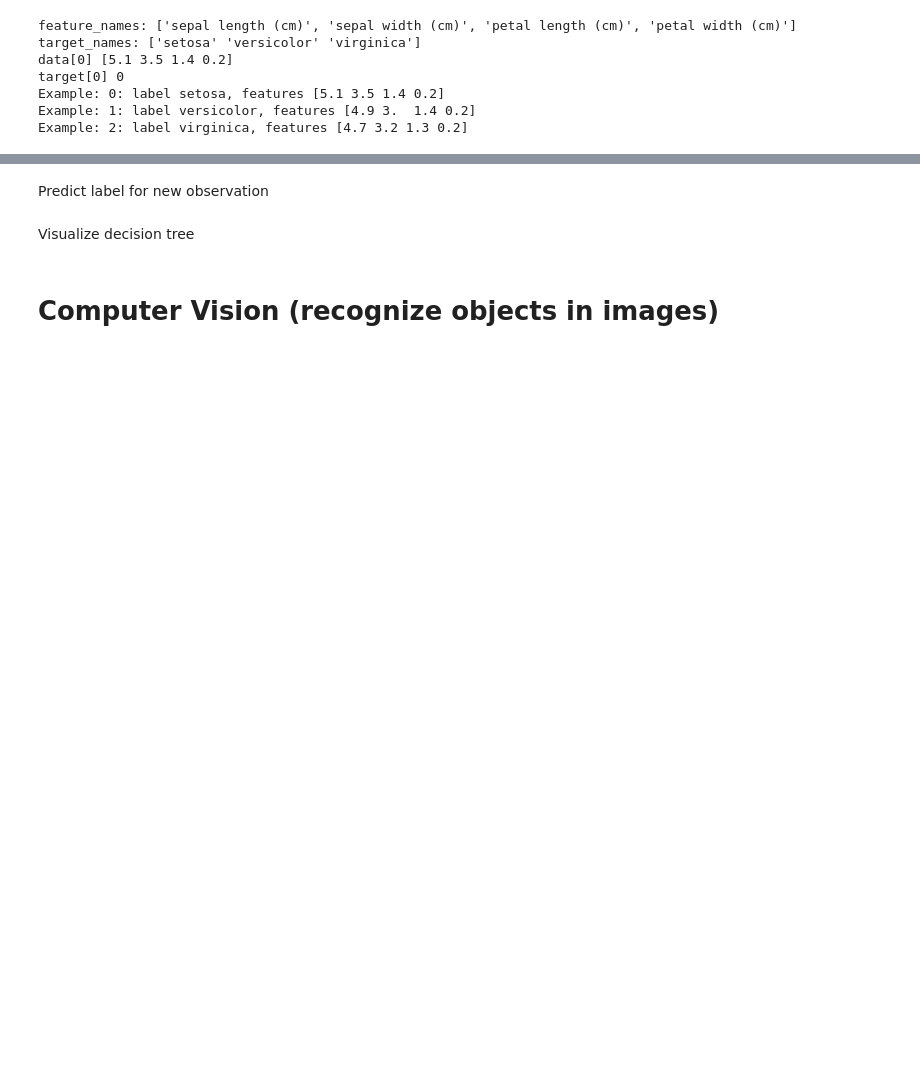
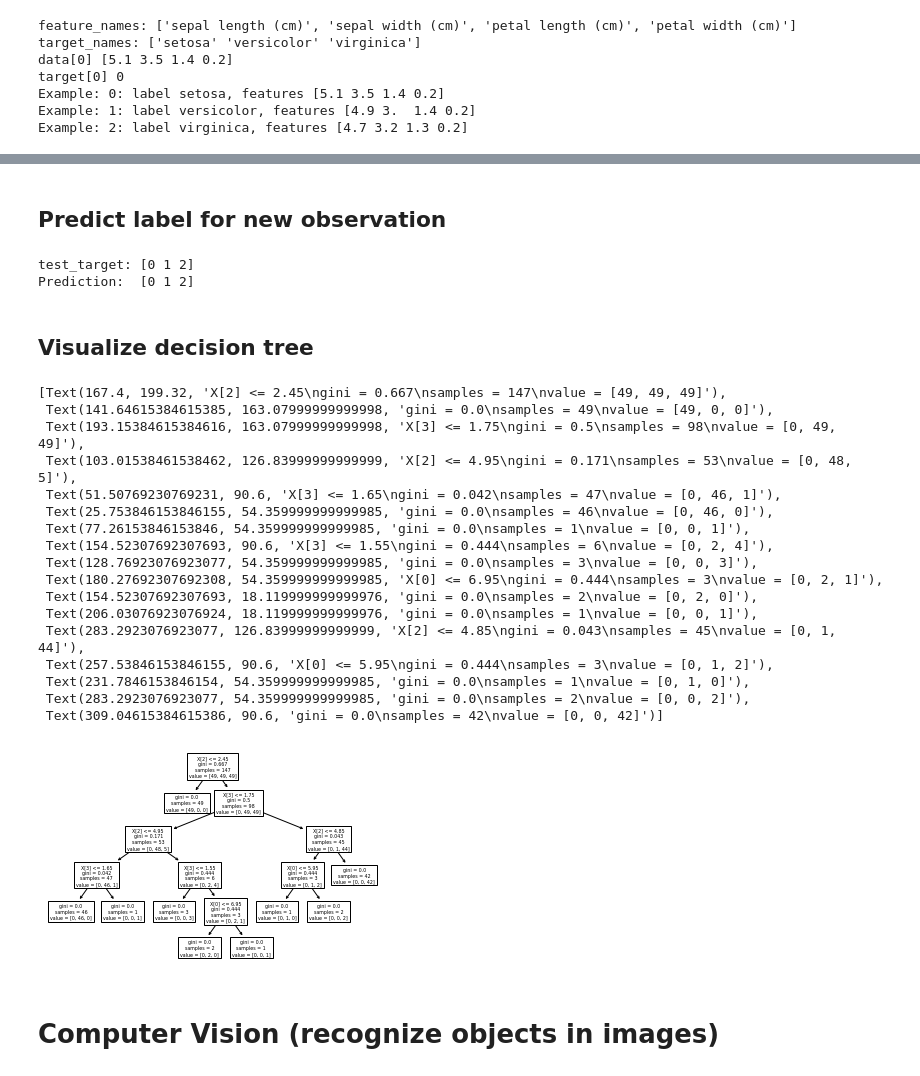
Before and after one commit to steve-burman/machine-learning-intro, a Jupyter notebook: TensorFlow_SXB.ipynb, the cells around one changed output, grey strips where cells are left out. Cells and saved outputs as stored; diff of their text form; code cells hidden in the pictures; blank space fills up the shorter version.

```diff
--- a/TensorFlow_SXB.ipynb
+++ b/TensorFlow_SXB.ipynb
@@ -69,0 +68,22 @@ Train classifier
+# %%
+# Train classifier
+import numpy as np
+from sklearn import tree
+
+test_idx = [ 0, 50, 100 ]
+
+# training data
+train_target = np.delete( dataset.target, test_idx )
+train_data = np.delete( dataset.data, test_idx, axis=0 )
+print( "train_target:", train_target )
+# print( "train_data:", train_data )
+print( "train_data:", train_data[:5] )
+# testing data
+test_target = dataset.target[ test_idx ]
+test_data = dataset.data[ test_idx ]
+print( "test_target:", test_target )
+print( "test_data:", test_data )
+
+# build Decision Tree Classifier
+classifier = tree.DecisionTreeClassifier()
+estimator = classifier.fit( train_data, train_target )
@@ -70,11 +104,37 @@ Train classifier
 # %% [markdown]
-Predict label for new observation
+## Predict label for new observation
 # %%
 # Predict label for new observation
+prediction = classifier.predict( test_data )
+print( "test_target:", test_target )
+print( "Prediction: ", prediction )
+# %% [output]
+test_target: [0 1 2]
+Prediction:  [0 1 2]
 # %% [markdown]
-Visualize decision tree
+## Visualize decision tree
 # %%
 # Visualize decision tree
+tree.plot_tree( classifier.fit( dataset.data, dataset.target ) )
+# %% [output]
+[Text(167.4, 199.32, 'X[2] <= 2.45\ngini = 0.667\nsamples = 147\nvalue = [49, 49, 49]'),
+ Text(141.64615384615385, 163.07999999999998, 'gini = 0.0\nsamples = 49\nvalue = [49, 0, 0]'),
+ Text(193.15384615384616, 163.07999999999998, 'X[3] <= 1.75\ngini = 0.5\nsamples = 98\nvalue = [0, 49, 49]'),
+ Text(103.01538461538462, 126.83999999999999, 'X[2] <= 4.95\ngini = 0.171\nsamples = 53\nvalue = [0, 48, 5]'),
+ Text(51.50769230769231, 90.6, 'X[3] <= 1.65\ngini = 0.042\nsamples = 47\nvalue = [0, 46, 1]'),
+ Text(25.753846153846155, 54.359999999999985, 'gini = 0.0\nsamples = 46\nvalue = [0, 46, 0]'),
+ Text(77.26153846153846, 54.359999999999985, 'gini = 0.0\nsamples = 1\nvalue = [0, 0, 1]'),
+ Text(154.52307692307693, 90.6, 'X[3] <= 1.55\ngini = 0.444\nsamples = 6\nvalue = [0, 2, 4]'),
+ Text(128.76923076923077, 54.359999999999985, 'gini = 0.0\nsamples = 3\nvalue = [0, 0, 3]'),
+ Text(180.27692307692308, 54.359999999999985, 'X[0] <= 6.95\ngini = 0.444\nsamples = 3\nvalue = [0, 2, 1]'),
+ Text(154.52307692307693, 18.119999999999976, 'gini = 0.0\nsamples = 2\nvalue = [0, 2, 0]'),
+ Text(206.03076923076924, 18.119999999999976, 'gini = 0.0\nsamples = 1\nvalue = [0, 0, 1]'),
+ Text(283.2923076923077, 126.83999999999999, 'X[2] <= 4.85\ngini = 0.043\nsamples = 45\nvalue = [0, 1, 44]'),
+ Text(257.53846153846155, 90.6, 'X[0] <= 5.95\ngini = 0.444\nsamples = 3\nvalue = [0, 1, 2]'),
+ Text(231.7846153846154, 54.359999999999985, 'gini = 0.0\nsamples = 1\nvalue = [0, 1, 0]'),
+ Text(283.2923076923077, 54.359999999999985, 'gini = 0.0\nsamples = 2\nvalue = [0, 0, 2]'),
+ Text(309.04615384615386, 90.6, 'gini = 0.0\nsamples = 42\nvalue = [0, 0, 42]')]
+[figure, added]
 # %% [markdown]
 # Computer Vision (recognize objects in images)
 # %% [markdown]
```
Also changed, not shown: parts of 6 cells of this notebook.
